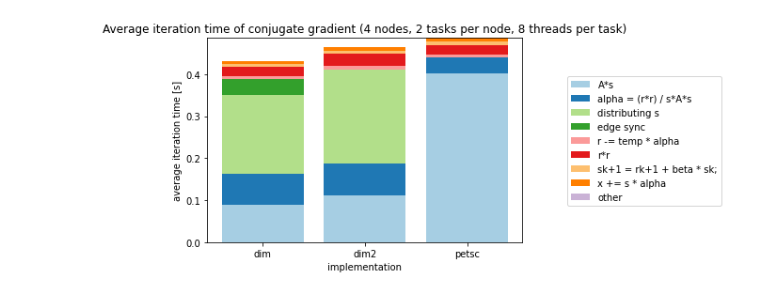
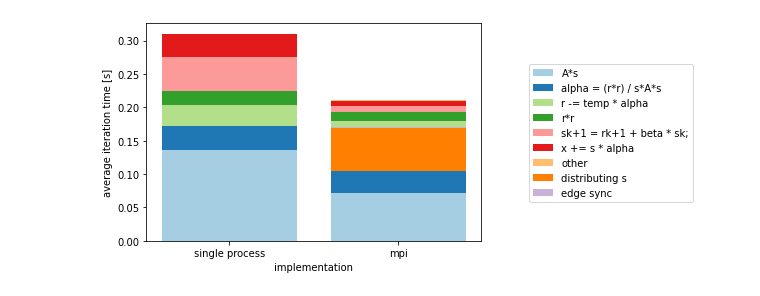
Before and after one commit to rurabori/diploma_research, a Jupyter notebook: scripts/data_analysis/graphs.ipynb, the cells around one changed output. Saved outputs shown, nothing was run; the diff lists cells and outputs as text; code cells hidden in the pictures.

```diff
--- a/scripts/data_analysis/graphs.ipynb
+++ b/scripts/data_analysis/graphs.ipynb
@@ -15,20 +15,21 @@ def load_json(path):
 
 def load_stats(directory):
     directory = Path(directory)
-    files = [*directory.glob("stats_*.json")]
+    files = [*directory.glob("stats*.json")]
 
     result = load_json(files[0])
 
-    for file in files[1:]:
-        j = load_json(file)
-        result["total"] += j["total"]
+    if len(files) > 1:
+        for file in files[1:]:
+            j = load_json(file)
+            result["total"] += j["total"]
 
-        for step, length in j["cg"]["steps"].items():
-            result["cg"]["steps"][step] += length
-        result["cg"]["total"] += j["cg"]["total"]
+            for step, length in j["cg"]["steps"].items():
+                result["cg"]["steps"][step] += length
+            result["cg"]["total"] += j["cg"]["total"]
 
     result["total"] /= len(files)
-    for step, length in j["cg"]["steps"].items():
+    for step, length in result["cg"]["steps"].items():
         result["cg"]["steps"][step] /= len(files)
     result["cg"]["total"] /= len(files)
 
@@ -61,11 +62,14 @@ def plot_one(ax, stats, offset):
         bottom += value
 
 
-def plot_run(matrix="gap-web", layout="8-1-8"):
-    dim = load_stats(f"../../resources/benchmark_data/cg_dim/{matrix}/{layout}")
-    dim2 = load_stats(f"../../resources/benchmark_data/cg_dim2/{matrix}/{layout}")
-    petsc = load_stats(f"../../resources/benchmark_data/cg_petsc/{matrix}/{layout}")
+def plot_run(matrix="gap-web", layout="8-1-8", st=None):
 
+    dim = load_stats(
+        f"../../resources/benchmark_data/cg_dim/{matrix}/{layout}")
+    dim2 = load_stats(
+        f"../../resources/benchmark_data/cg_dim2/{matrix}/{layout}")
+    petsc = load_stats(
+        f"../../resources/benchmark_data/cg_petsc/{matrix}/{layout}")
 
     normalize(dim)
     normalize(dim2)
@@ -73,18 +77,26 @@ def plot_run(matrix="gap-web", layout="8-1-8"):
 
     fig, ax = plt.subplots(1, 1)
 
-    plot_one(ax, dim, 0)
+    if st is not None:
+        st_ds = load_stats(
+            f"../../resources/benchmark_data/cg_dim_st/{matrix}/{st}")
+        normalize(st_ds)
+        plot_one(ax, st_ds, 0)
+
+    #plot_one(ax, dim, 0)
     plot_one(ax, dim2, 0.5)
-    plot_one(ax, petsc, 1)
+    #plot_one(ax, petsc, 1)
 
     nodes, tasks_per_node, threads = layout.split("-", maxsplit=3)
 
-    ax.set_xticks(np.arange(3) * 0.5, ["dim", "dim2", "petsc"])
+    ax.set_xticks(np.arange(2) * 0.5, ["single process", "mpi", ])
     ax.set_xlabel("implementation")
     ax.set_ylabel("average iteration time [s]")
-    ax.set_title(
-        f"Average iteration time of conjugate gradient ({nodes} nodes, {tasks_per_node} tasks per node, {threads} threads per task)"
-    )
+    # ax.set_title(
+    #    f"Average iteration time of conjugate gradient ({nodes} nodes, {tasks_per_node} tasks per node, {threads} threads per task)"
+    # )
+
+    print(st_ds['cg']['total'] / dim2['cg']['total'])
 
     handles, labels = fig.gca().get_legend_handles_labels()
     by_label = dict(zip(labels, handles))
@@ -92,14 +104,38 @@ def plot_run(matrix="gap-web", layout="8-1-8"):
         by_label.values(), by_label.keys(), loc="center left", bbox_to_anchor=(1, 0.5)
     )
 
+    fig.savefig('mpi_vs_st.pdf', bbox_extra_artists=(
+        lgd,), bbox_inches='tight')
     fig.show()
 
 
-plot_run(layout="4-2-8")
-plot_run(layout="4-1-16")
-plot_run(layout="4-1-32")
-plot_run(layout="8-1-4")
-plot_run(layout="8-1-8")
-plot_run(layout="8-1-16")
-plot_run(layout="8-1-32")
+st_mpi = load_stats(f"../../resources/benchmark_data/cg_dim2/gap-web/4-1-32")
+st_ds = load_stats(f"../../resources/benchmark_data/cg_dim_st/gap-web/128")
+normalize(st_ds)
+
+del st_ds['cg']['steps']['other']
+
+
+#fig1, ax1 = plt.subplots()
+# ax1.pie(st_ds['cg']['steps'].values(), labels=st_ds['cg']['steps'].keys(), autopct='%1.1f%%',
+#        shadow=False, startangle=90)
+# Equal aspect ratio ensures that pie is drawn as a circle.
+# ax1.axis('equal')
+# fig1.savefig('cg_steps.png')
+# fig1.show()
+#
+#fig2, ax2 = plt.subplots()
+# ax2.pie([st_ds['cg']['total'], st_ds['io']], labels=['conjugate gradient', 'matrix loading'], autopct='%1.1f%%',
+#        shadow=False, startangle=90)
+# ax2.axis('equal')  # Equal aspect ratio ensures that pie is drawn as a circle.
+# fig2.savefig('io_sequential_h5.png')
+# fig2.show()
+
+# plot_run(layout="4-2-8")
+#plot_run(layout="4-1-16", st='64')
+plot_run(layout="4-1-32", st='128')
+# plot_run(layout="8-1-4")
+#plot_run(layout="8-1-8", st='64')
+#plot_run(layout="8-1-16", st='128')
+#plot_run(layout="8-1-32", st='128')
 # %% [output]
@@ -106 +143 @@ plot_run(layout="8-1-32")
-[figure, old version]
+[figure, new version]
```
Also changed, not shown: parts of 3 cells of this notebook, 13 other files.
